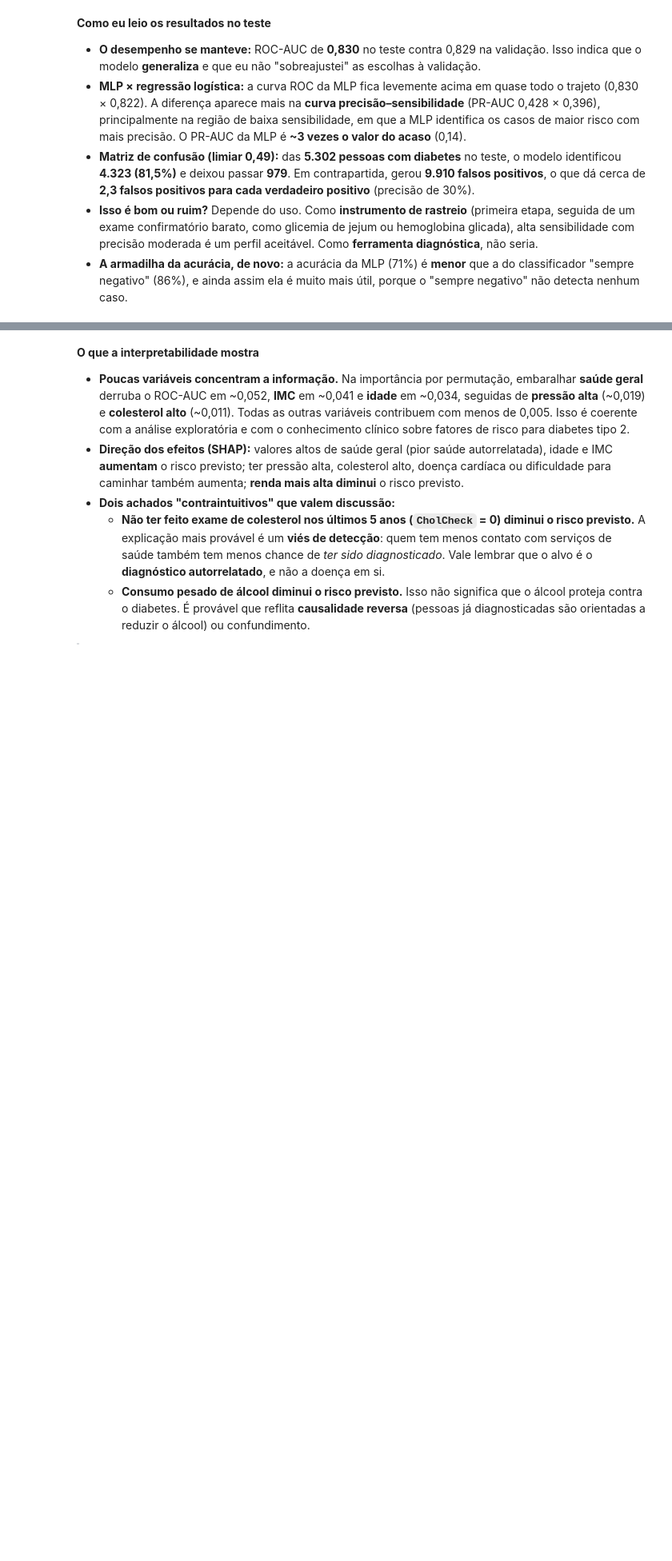
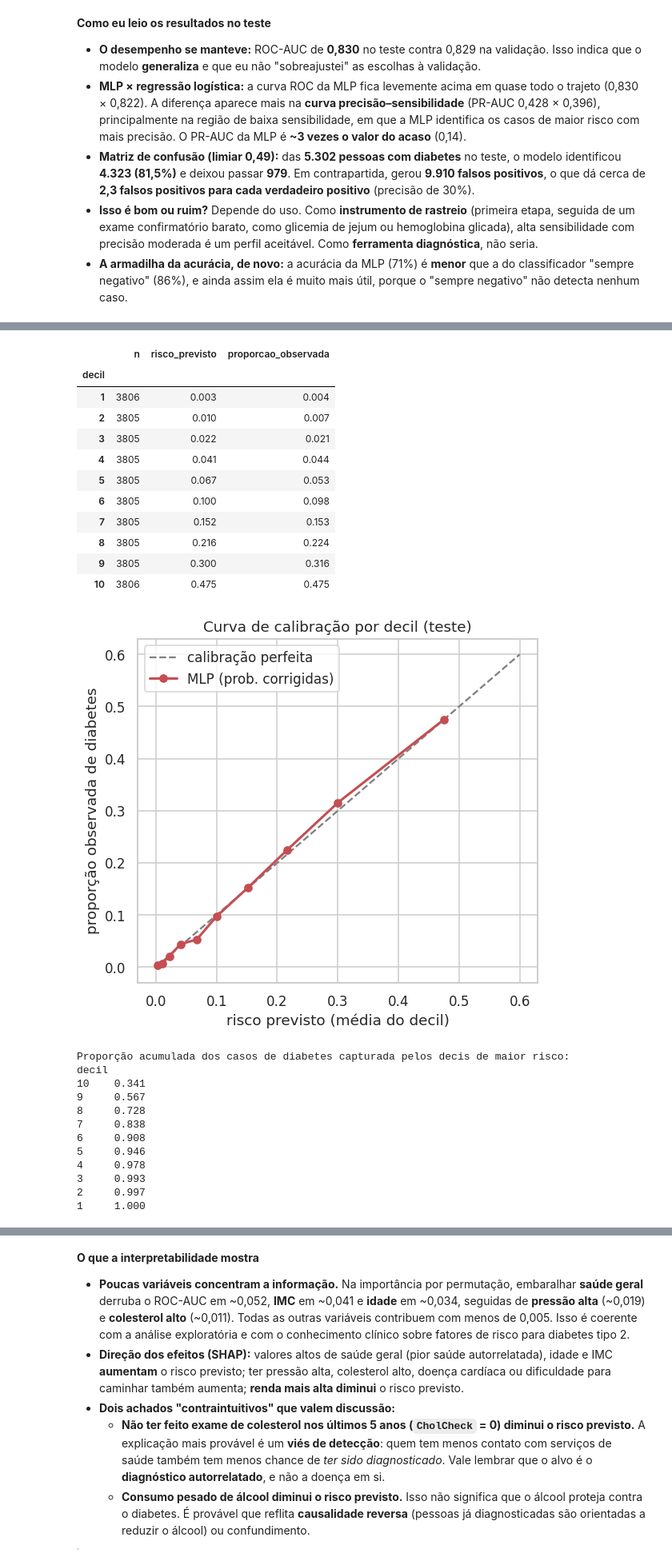
Before and after one commit to ligia-soares-ds/Projeto_Final_Diabetes_RNA, a Jupyter notebook: Projeto_Final_Diabetes_RNA.ipynb, the cells around one changed output, grey strips where cells are left out. Shown at 80% size. Saved outputs shown, nothing was run; the diff lists cells and outputs as text; code cells hidden in the pictures; blank space fills up the shorter version.

```diff
--- a/Projeto_Final_Diabetes_RNA.ipynb
+++ b/Projeto_Final_Diabetes_RNA.ipynb
@@ -761,0 +858,48 @@ MAE, MSE, RMSE e R² são métricas de **regressão** (prever um número contín
+# %%
+# ============================================================
+# 15e. Calibração das probabilidades corrigidas (decis de risco)
+# ============================================================
+p_corr = corrigir_prob(prob_mlp_te)
+decil = pd.qcut(p_corr, 10, labels=False, duplicates="drop")
+calib = pd.DataFrame({"decil": decil + 1, "previsto": p_corr, "observado": y_test}).groupby("decil").agg(
+    n=("observado", "size"), risco_previsto=("previsto", "mean"), proporcao_observada=("observado", "mean"))
+display(calib.round(3))
+
+fig, ax = plt.subplots(figsize=(5.5, 5))
+ax.plot([0, 0.6], [0, 0.6], ls="--", color="gray", label="calibração perfeita")
+ax.plot(calib["risco_previsto"], calib["proporcao_observada"], "o-", color="#C44E52", lw=2, label="MLP (prob. corrigidas)")
+ax.set_xlabel("risco previsto (média do decil)"); ax.set_ylabel("proporção observada de diabetes")
+ax.set_title("Curva de calibração por decil (teste)"); ax.legend()
+plt.tight_layout(); plt.show()
+
+# Quanto do total de casos fica nos decis de maior risco?
+casos_top = calib.sort_index(ascending=False)
+acum = (casos_top["proporcao_observada"] * casos_top["n"]).cumsum() / y_test.sum()
+print("Proporção acumulada dos casos de diabetes capturada pelos decis de maior risco:")
+print(acum.round(3).to_string())
+# %% [output]
+|  | n | risco_previsto | proporcao_observada |
+| decil |  |  |  |
+| 1 | 3806 | 0.003 | 0.004 |
+| 2 | 3805 | 0.010 | 0.007 |
+| 3 | 3805 | 0.022 | 0.021 |
+| 4 | 3805 | 0.041 | 0.044 |
+| 5 | 3805 | 0.067 | 0.053 |
+| 6 | 3805 | 0.100 | 0.098 |
+| 7 | 3805 | 0.152 | 0.153 |
+| 8 | 3805 | 0.216 | 0.224 |
+| 9 | 3805 | 0.300 | 0.316 |
+| 10 | 3806 | 0.475 | 0.475 |
+[figure, added]
+Proporção acumulada dos casos de diabetes capturada pelos decis de maior risco:
+decil
+10    0.341
+9     0.567
+8     0.728
+7     0.838
+6     0.908
+5     0.946
+4     0.978
+3     0.993
+2     0.997
+1     1.000
```
Also changed, not shown: parts of 16 cells of this notebook.
